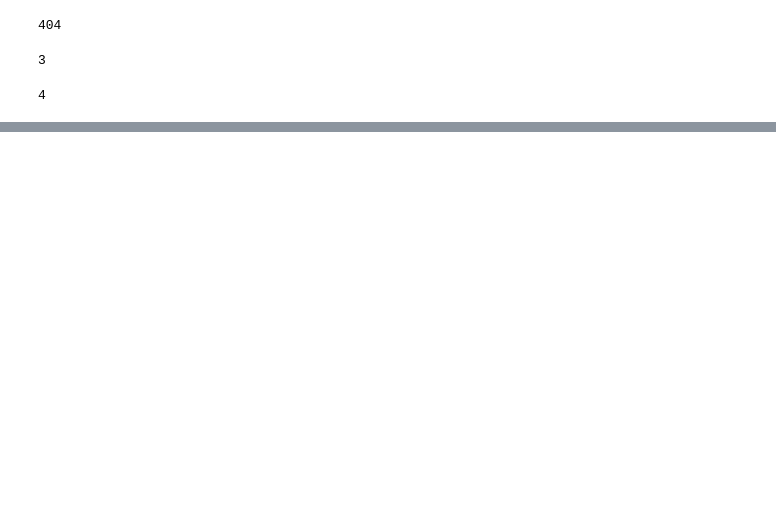
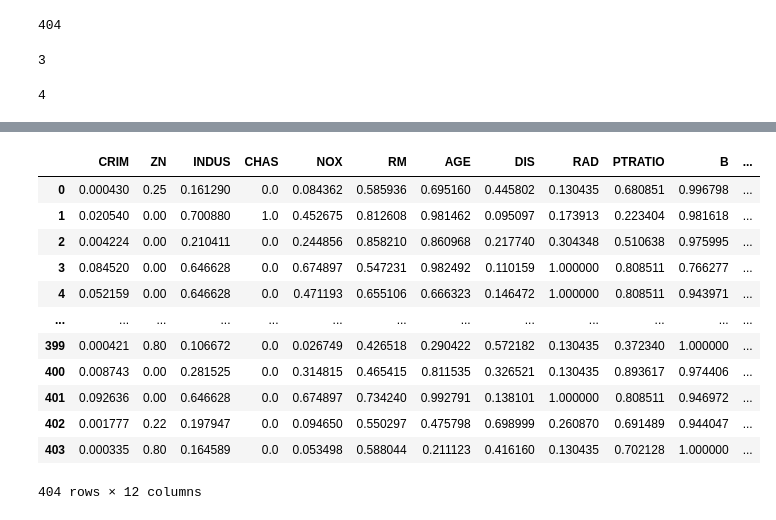
Before and after one commit to datacuriosity/MCI_Python_28S_Level_2, a Jupyter notebook: Lecture/Lecture_01+02_Linear_Regression/Lecture_01.ipynb, the cells around one changed output, grey strips where cells are left out. Cells and saved outputs as stored; diff of their text form; code cells hidden in the pictures; blank space fills up the shorter version.

```diff
--- a/Lecture/Lecture_01+02_Linear_Regression/Lecture_01.ipynb
+++ b/Lecture/Lecture_01+02_Linear_Regression/Lecture_01.ipynb
@@ -260,0 +383,17 @@ np.max([1, 2, 3, 4])
+# %%
+minmax = MinMaxScaler()
+pd.DataFrame(minmax.fit_transform(X_train), columns=X_train.columns)
+# %% [output]
+|  | CRIM | ZN | INDUS | CHAS | NOX | RM | AGE | DIS | RAD | PTRATIO | B | ... |
+| 0 | 0.000430 | 0.25 | 0.161290 | 0.0 | 0.084362 | 0.585936 | 0.695160 | 0.445802 | 0.130435 | 0.680851 | 0.996798 | ... |
+| 1 | 0.020540 | 0.00 | 0.700880 | 1.0 | 0.452675 | 0.812608 | 0.981462 | 0.095097 | 0.173913 | 0.223404 | 0.981618 | ... |
+| 2 | 0.004224 | 0.00 | 0.210411 | 0.0 | 0.244856 | 0.858210 | 0.860968 | 0.217740 | 0.304348 | 0.510638 | 0.975995 | ... |
+| 3 | 0.084520 | 0.00 | 0.646628 | 0.0 | 0.674897 | 0.547231 | 0.982492 | 0.110159 | 1.000000 | 0.808511 | 0.766277 | ... |
+| 4 | 0.052159 | 0.00 | 0.646628 | 0.0 | 0.471193 | 0.655106 | 0.666323 | 0.146472 | 1.000000 | 0.808511 | 0.943971 | ... |
+| ... | ... | ... | ... | ... | ... | ... | ... | ... | ... | ... | ... | ... |
+| 399 | 0.000421 | 0.80 | 0.106672 | 0.0 | 0.026749 | 0.426518 | 0.290422 | 0.572182 | 0.130435 | 0.372340 | 1.000000 | ... |
+| 400 | 0.008743 | 0.00 | 0.281525 | 0.0 | 0.314815 | 0.465415 | 0.811535 | 0.326521 | 0.130435 | 0.893617 | 0.974406 | ... |
+| 401 | 0.092636 | 0.00 | 0.646628 | 0.0 | 0.674897 | 0.734240 | 0.992791 | 0.138101 | 1.000000 | 0.808511 | 0.946972 | ... |
+| 402 | 0.001777 | 0.22 | 0.197947 | 0.0 | 0.094650 | 0.550297 | 0.475798 | 0.698999 | 0.260870 | 0.691489 | 0.944047 | ... |
+| 403 | 0.000335 | 0.80 | 0.164589 | 0.0 | 0.053498 | 0.588044 | 0.211123 | 0.416160 | 0.130435 | 0.702128 | 1.000000 | ... |
+404 rows × 12 columns
```
Also changed, not shown: parts of 43 cells of this notebook.
